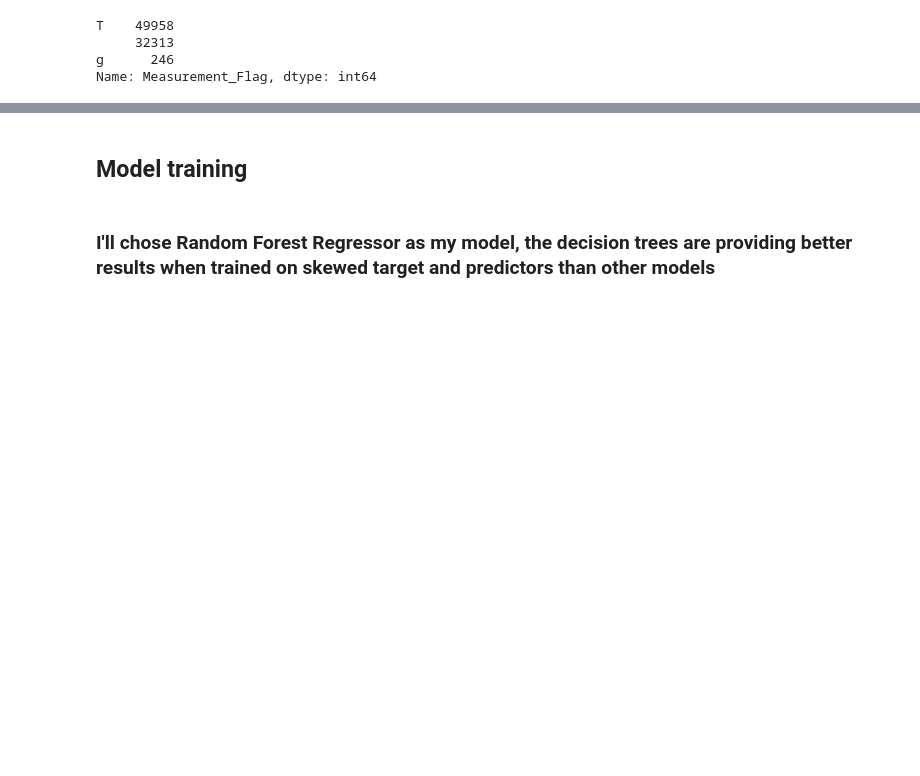
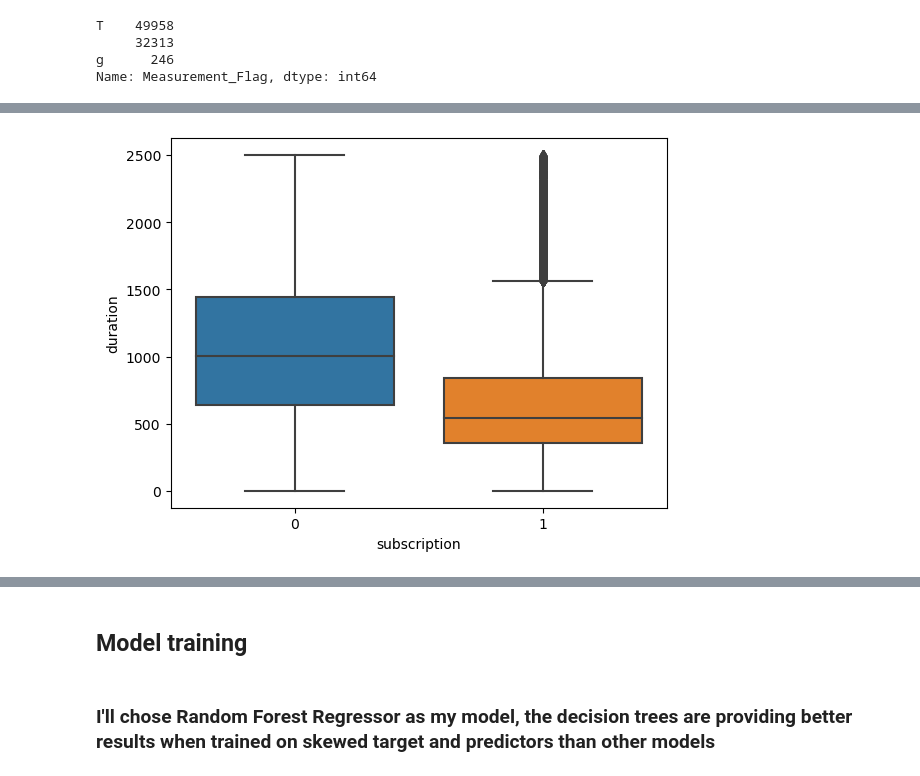
Before and after one commit to krasik512/Boston-bike-rides-duration, a Jupyter notebook: Boston Bike rides duration prediction.ipynb, the cells around one changed output, grey strips where cells are left out. Cells and saved outputs as stored; diff of their text form; code cells hidden in the pictures; blank space fills up the shorter version.

```diff
--- a/Boston Bike rides duration prediction.ipynb
+++ b/Boston Bike rides duration prediction.ipynb
@@ -384,8 +452,16 @@ data.drop('bike_id', axis=1, inplace=True)
 # %%
 # The subscription feature is good predictor of
 # duration as we see that the two groups differs signifcantly from each other
 
 sns.boxplot(x='subscription', y='duration', data=data)
+
+# Nevertheless we will drop the subscription column because the info about subscription is in the gender column
+# already - every person that is subscribed is labeled either Male or female in Gender, all the Unknown record are also
+# unsubscribed.
+
+data.drop('subscription',axis=1, inplace=True)
+# %% [output]
+[figure, added]
 # %%
 # It does not seem that rain is a factor in predicting the duration of a trip
 
```
Also changed, not shown: parts of 41 cells of this notebook.
